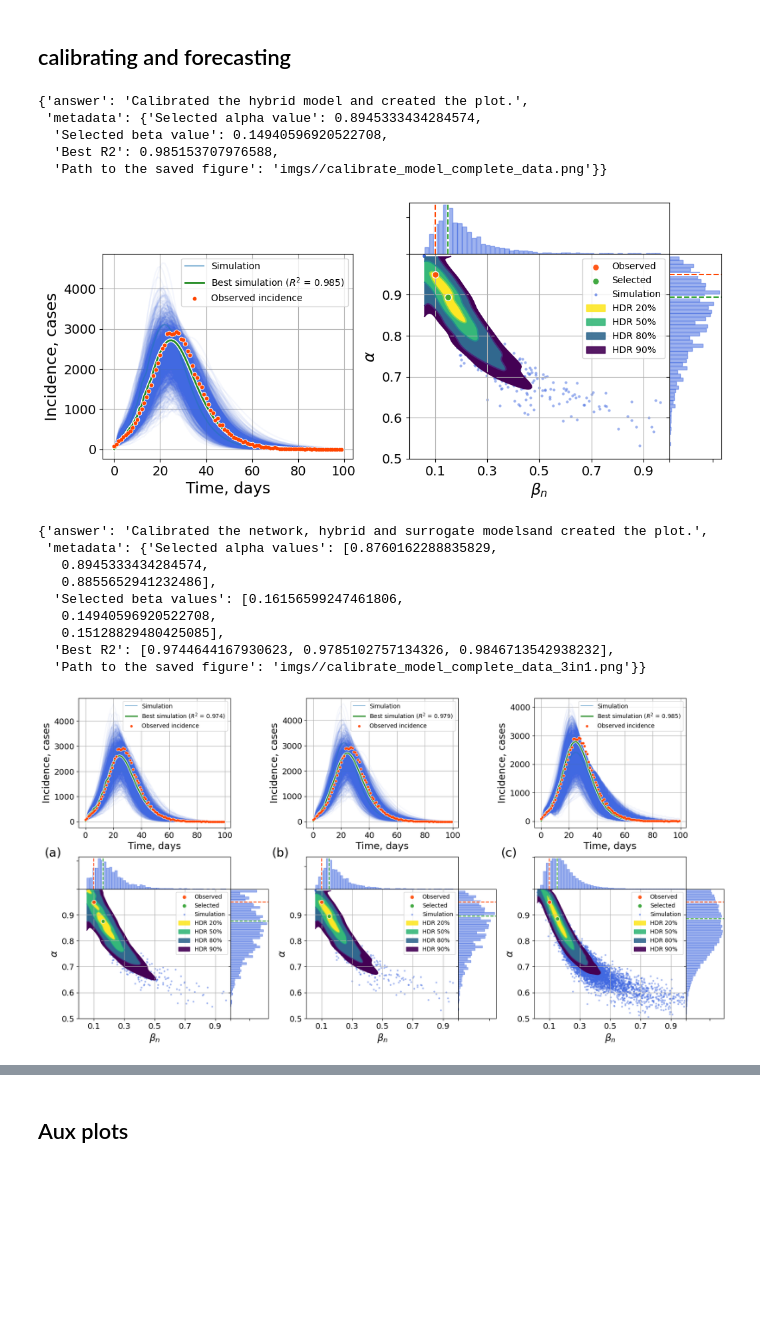
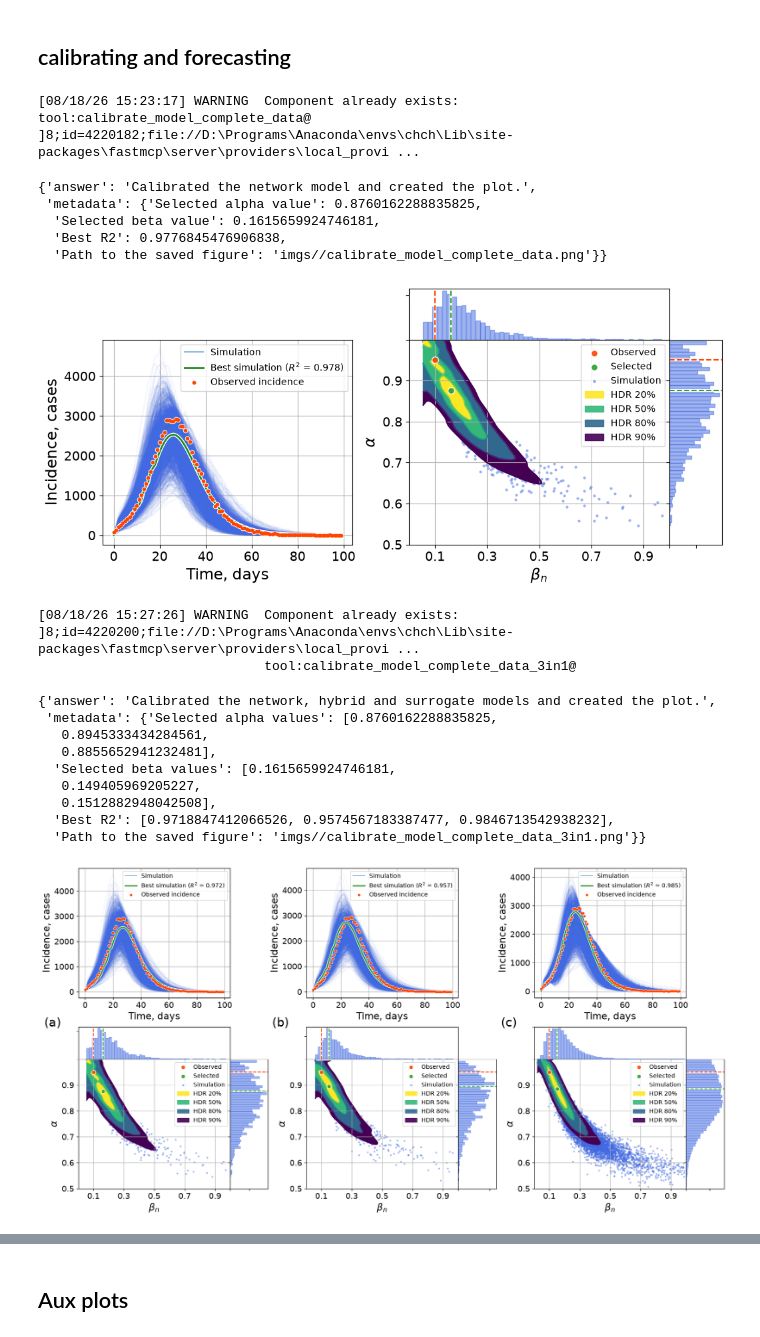
Before and after one commit to Mpkosh/hybrid-surrogate-mcp, a Jupyter notebook: examples.ipynb, the cells around one changed output, grey strips where cells are left out. Cells and saved outputs as stored; diff of their text form; code cells hidden in the pictures; blank space fills up the shorter version.

```diff
--- a/examples.ipynb
+++ b/examples.ipynb
@@ -13,8 +13,8 @@ The autoreload extension is already loaded. To reload it, use:
 # %%
 # paper: fig.8
 seir_df_paths=\
-    ['hybrid_surr/aux_hyb/p_0.13_0.3_0.2_0.0001_0.39_seed_0.csv',
-    'hybrid_surr//aux_hyb/p_0.99_0.3_0.2_0.0001_0.63_seed_0.csv']
+    ['hybrid_surr/num_exp/net_data/ba_seir/p_0.13_0.3_0.2_0.0001_0.39_seed_0.csv',
+    'hybrid_surr/num_exp/net_data/ba_seir/p_0.99_0.3_0.2_0.0001_0.63_seed_0.csv']
 server.run_hybrid_model(sigma=0.3, gamma=0.2,
                switch_I_fraction=0.05, n_hybrid_runs=20,
                topology='ba',
@@ -83,21 +86,22 @@ server.surrogate_heatmap_r2(topology='ba')
 ## calibrating and forecasting
 # %%
 # show calibration for one model
-server.calibrate_model_complete_data(model_name='hybrid',
+server.calibrate_model_complete_data(model_name='network',
                     n_network_runs=1, show_surr_nth_line=5,
                     sigma=0.3, gamma=0.2,
                     true_alpha = 0.95,true_beta = 0.1,
                     switch_I_fraction=0.05, n_nodes=100000,
                     topology='ba')
 # %% [output]
-{'answer': 'Calibrated the hybrid model and created the plot.',
- 'metadata': {'Selected alpha value': 0.8945333434284574,
-  'Selected beta value': 0.14940596920522708,
-  'Best R2': 0.985153707976588,
-  'Path to the saved figure': 'imgs//calibrate_model_complete_data.png'}}
+[08/18/26 15:23:17] WARNING  Component already exists: tool:calibrate_model_complete_data@    ]8;id=4220182;file://D:\Programs\Anaconda\envs\chch\Lib\site-packages\fastmcp\server\providers\local_provi ...
+{'answer': 'Calibrated the network model and created the plot.',
+ 'metadata': {'Selected alpha value': 0.8760162288835825,
+  'Selected beta value': 0.1615659924746181,
+  'Best R2': 0.9776845476906838,
+  'Path to the saved figure': 'imgs//calibrate_model_complete_data.png'}}
-[figure, old version]
+[figure, new version]
 # %%
-# paper: fig.13 (paper version is done with n_network_runs=10)
+# paper: fig.13 (paper version is done with n_network_runs=50)
 server.calibrate_model_complete_data_3in1(n_network_runs=1,
                                           show_surr_nth_line=10,
                     sigma=0.3, gamma=0.2,
@@ -105,15 +109,17 @@ server.calibrate_model_complete_data_3in1(n_network_runs=1,
                     switch_I_fraction=0.05, n_nodes=100000,
                     topology='ba')
 # %% [output]
-{'answer': 'Calibrated the network, hybrid and surrogate modelsand created the plot.',
- 'metadata': {'Selected alpha values': [0.8760162288835829,
-   0.8945333434284574,
-   0.8855652941232486],
-  'Selected beta values': [0.16156599247461806,
-   0.14940596920522708,
-   0.15128829480425085],
-  'Best R2': [0.9744644167930623, 0.9785102757134326, 0.9846713542938232],
-  'Path to the saved figure': 'imgs//calibrate_model_complete_data_3in1.png'}}
+[08/18/26 15:27:26] WARNING  Component already exists:                                        ]8;id=4220200;file://D:\Programs\Anaconda\envs\chch\Lib\site-packages\fastmcp\server\providers\local_provi ...
+                             tool:calibrate_model_complete_data_3in1@
+{'answer': 'Calibrated the network, hybrid and surrogate models and created the plot.',
+ 'metadata': {'Selected alpha values': [0.8760162288835825,
+   0.8945333434284561,
+   0.8855652941232481],
+  'Selected beta values': [0.1615659924746181,
+   0.149405969205227,
+   0.1512882948042508],
+  'Best R2': [0.9718847412066526, 0.9574567183387477, 0.9846713542938232],
+  'Path to the saved figure': 'imgs//calibrate_model_complete_data_3in1.png'}}
 [figure]
 # %%
 # show forecast for one model
```
Also changed, not shown: parts of 10 cells of this notebook, 52 other files.
